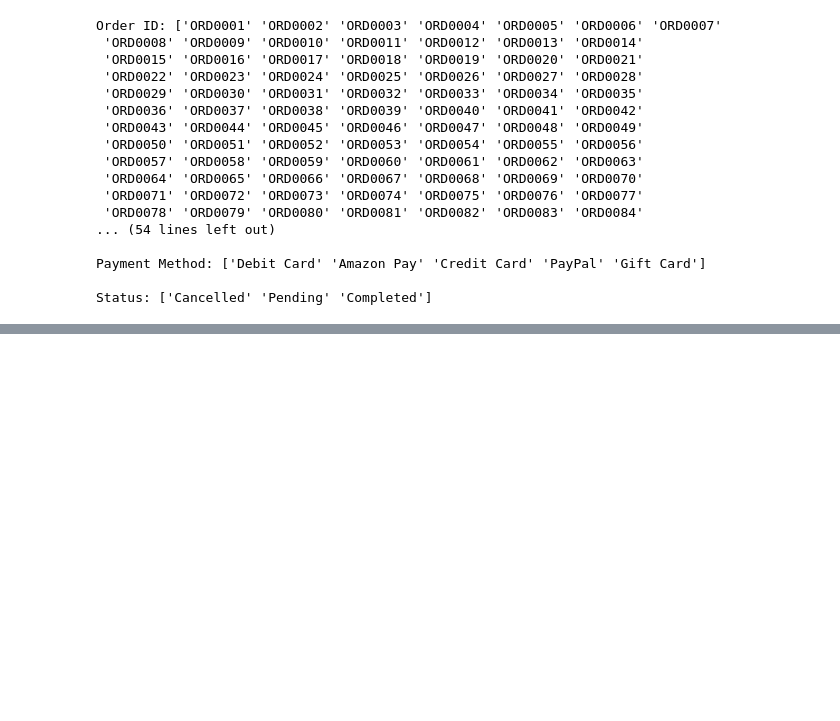
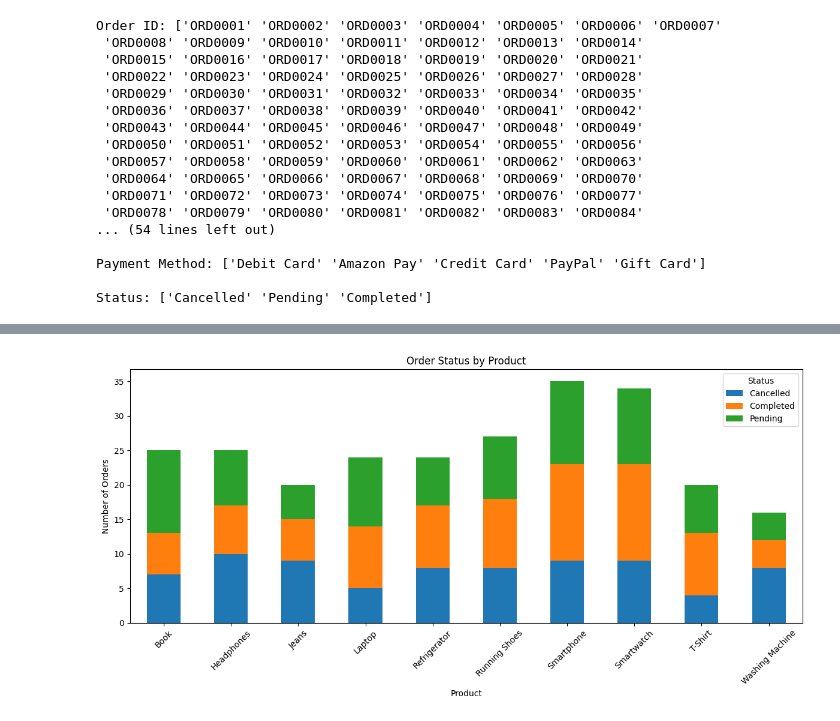
Before and after one commit to isg75/first_project, a Jupyter notebook: amazonsales.ipynb, the cells around one changed output, grey strips where cells are left out. Saved outputs shown, nothing was run; the diff lists cells and outputs as text; code cells hidden in the pictures; blank space fills up the shorter version.

Commit message:
Finished product and location status analysis + visualizations

```diff
--- a/amazonsales.ipynb
+++ b/amazonsales.ipynb
@@ -64,0 +118,4 @@ Status: ['Cancelled' 'Pending' 'Completed']
+# %%
+# Drop unneeded columns
+df.drop(['Order ID', 'Customer Name'], axis=1, inplace=True)
+df.head()
@@ -64,0 +129,4 @@ Status: ['Cancelled' 'Pending' 'Completed']
+# %%
+df['check_total'] = df['Price'] * df['Quantity']
+df['is_correct'] = df['check_total'] == df['Total Sales']
+print(df['is_correct'].value_counts())
@@ -64,0 +137,8 @@ Status: ['Cancelled' 'Pending' 'Completed']
+# %%
+df['Product'] = df['Product'].str.strip().str.title()
+print(df['Product'].unique())
+df['Date'] = pd.to_datetime(df['Date'], format='%d-%m-%y')
+print(df['Date'].dtypes)
+df['Month'] = df['Date'].dt.month
+df['Year'] = df['Date'].dt.year
+print(df['Status'].value_counts())
@@ -64,0 +202,8 @@ Status: ['Cancelled' 'Pending' 'Completed']
+# %%
+# Show number of unique products and their frequencies
+print("Unique products:", df['Product'].nunique())
+print(df['Product'].value_counts())
+
+# Analyze how product types relate to order status
+product_status = df.groupby(['Product', 'Status']).size().unstack().fillna(0)
+print(product_status)
@@ -64,0 +228,16 @@ Status: ['Cancelled' 'Pending' 'Completed']
+# %%
+import matplotlib.pyplot as plt
+
+# Plot bar chart
+product_status.plot(kind='bar', stacked=True, figsize=(12, 6))
+
+# Customisasi tampilan
+plt.title('Order Status by Product')
+plt.xlabel('Product')
+plt.ylabel('Number of Orders')
+plt.legend(title='Status')
+plt.xticks(rotation=45)
+plt.tight_layout()
+plt.show()
+# %% [output]
+[figure, added]
```
Also changed, not shown: parts of 16 cells of this notebook.
